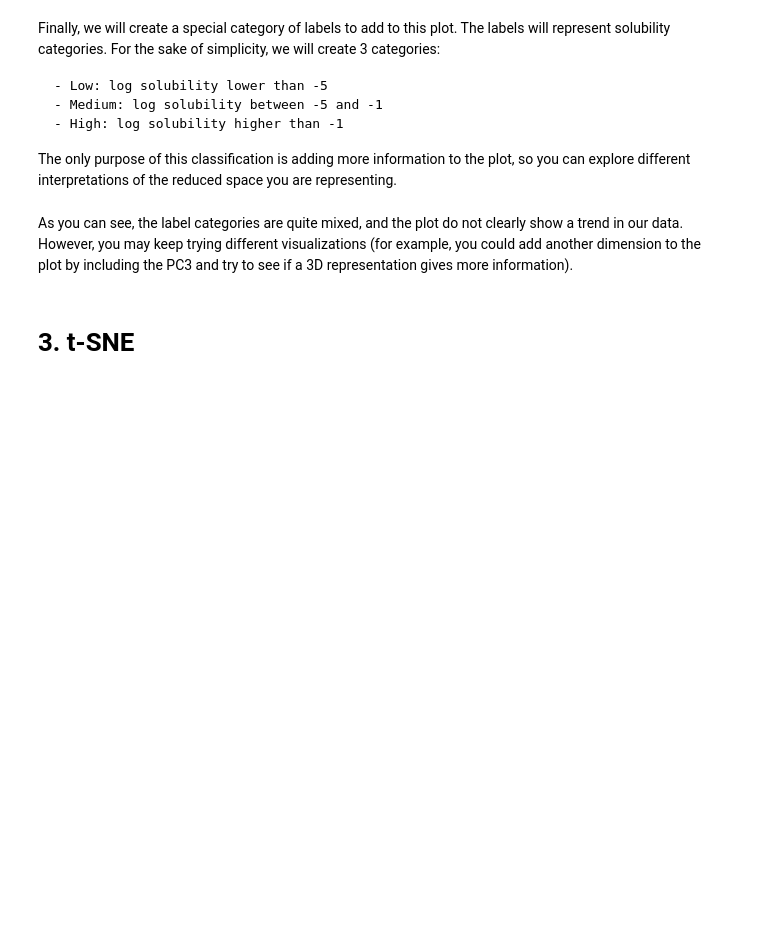
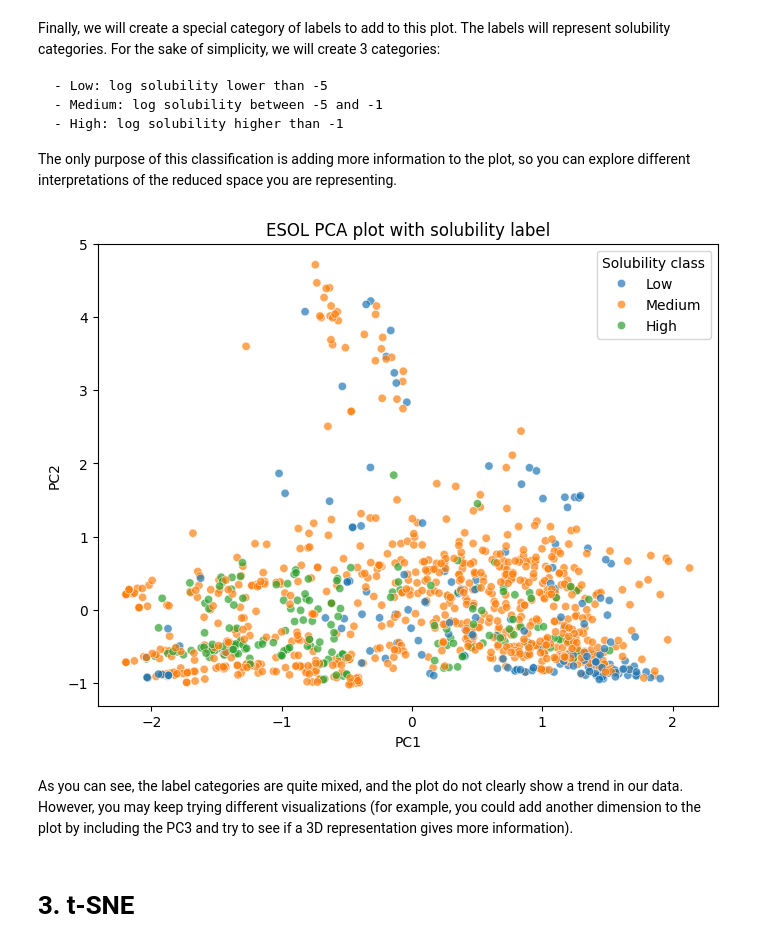
Before and after one commit to erinsoppelsa/ESPCI-ST4Health-Cheminformatics, a Jupyter notebook: unsupervised_learning/DimensionalityReduction.ipynb, the cells around one changed output. Drawn from its saved outputs; the diff is of its cells as text; code cells hidden in the pictures; blank space fills up the shorter version.

```diff
--- a/unsupervised_learning/DimensionalityReduction.ipynb
+++ b/unsupervised_learning/DimensionalityReduction.ipynb
@@ -59,7 +59,6 @@ By reducing the dimensionality of the data, it is also possible to visualize and
 In this exercise, we will apply PCA to the 2048-dimensional fingerprints representing the molecules in the ESOL dataset. We will try to reduce this space to 2 dimensions and plot the resulting space. Normally, before applying PCA you have to standardize your data, but in this case it is not necessary as we use binary features.
 # %%
 import pandas as pd
-import rdkit
 from rdkit import Chem
 from rdkit.Chem import AllChem
 from rdkit.Chem import PandasTools
@@ -69,17 +68,12 @@ import numpy as np
 esol = pd.read_csv('data/esol.csv')
 
 ### YOUR CODE #####
+
 #Create a 'Molecule' column containing rdkit.Mol from each molecule
-
-esol['Molecule']= Chem.Mol(molecule)
+PandasTools.AddMoleculeColumnToFrame(esol, smilesCol='smiles', molCol='Molecule')
 
 #Create Morgan fingerprints (r=2, nBits=2048) from Molecule column using apply()
-
 ####
-
-mfpgen = rdFingerprintGenerator.GetMorganGenerator(radius=2,fpSize=2048)
-
-apply(mfpgen('Molecule'))
-
+esol['Fingerprint'] = esol['Molecule'].apply(lambda m: AllChem.GetMorganFingerprintAsBitVect(m, radius=2, nBits=2048))
 esol.head()
 # %% [output]
@@ -92,12 +108,17 @@ from sklearn.decomposition import PCA
 #### YOUR CODE ####
 
 #create PCA object with n=2
-
+pca = PCA(n_components=2)
 
 #Create a numpy array containing the fingerprints
+fps = np.array([list(fp) for fp in esol['Fingerprint']])
 
 #Apply the fit_transform method to the previous array and store it in coordinates
+coordinates = pca.fit_transform(fps)
 
 #Add PC1 and PC2 values to each row
+esol['PC1'] = coordinates[:, 0]
+esol['PC2'] = coordinates[:, 1]
 
+esol.head()
 ####
@@ -121,28 +151,32 @@ The only purpose of this classification is adding more information to the plot,
 # %%
 #Create function to add labels
 def solubility_class(log_sol):
     '''Return the corresponding label according to solubility value
     '''
     if log_sol < -5:
         return 'Low'
 
     elif log_sol > -1:
         return 'High'
 
     else:
         return 'Medium'
 
 
 ### YOUR CODE ####
 
 #Add labels to the ESOL dataset by applying the previous function
-
+esol['Solubility class'] = esol['log solubility (mol/L)'].apply(solubility_class)
 
 #Create the PCA plot again including the new labels
-
+plt.figure(figsize=(8, 6))
+sns.scatterplot(data=esol, x='PC1', y='PC2', hue='Solubility class',
+                hue_order=['Low', 'Medium', 'High'], alpha=0.7)
 
 #####
 plt.title('ESOL PCA plot with solubility label');
+# %% [output]
+[figure, added]
 # %% [markdown]
 As you can see, the label categories are quite mixed, and the plot do not clearly show a trend in our data. However, you may keep trying different visualizations (for example, you could add another dimension to the plot by including the PC3 and try to see if a 3D representation gives more information).
 # %% [markdown]
```
Also changed, not shown: parts of 7 cells of this notebook.
